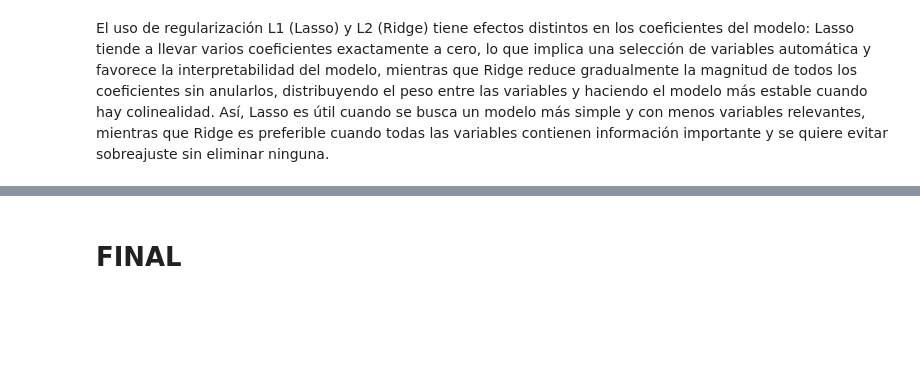
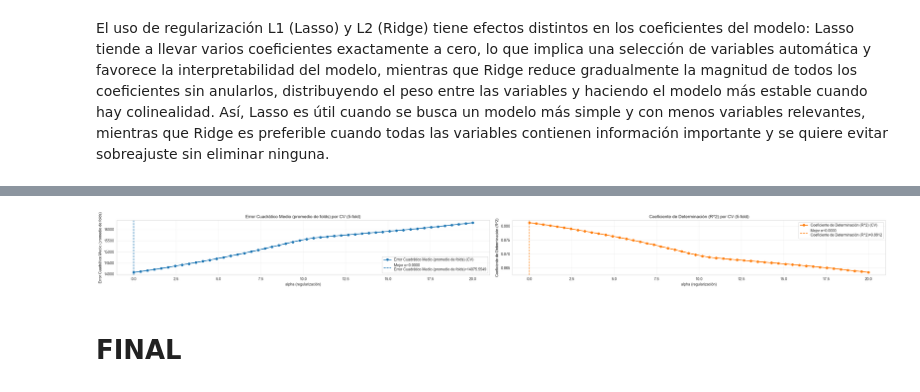
Before and after one commit to frizynn/tp1-machine-learning, a Jupyter notebook: src/Entrega_Tp1.ipynb, the cells around one changed output, grey strips where cells are left out. Cells and saved outputs as stored; diff of their text form; code cells hidden in the pictures; blank space fills up the shorter version.

```diff
--- a/src/Entrega_Tp1.ipynb
+++ b/src/Entrega_Tp1.ipynb
@@ -997,3 +938,7 @@ house_area      | -2.5301
+# %%
+figures_ridge['cv']['fig']
+# %% [output]
+[figure, added]
 # %% [markdown]
 # FINAL
 # %%
```
Also changed, not shown: parts of 43 cells of this notebook, 8 other files.
